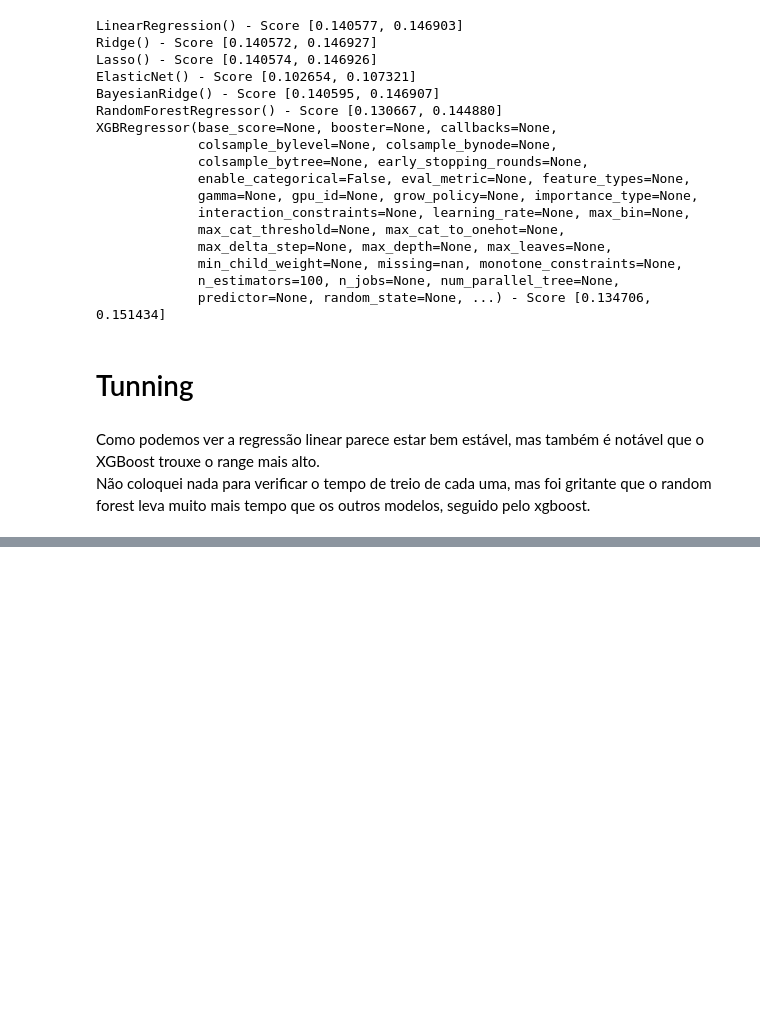
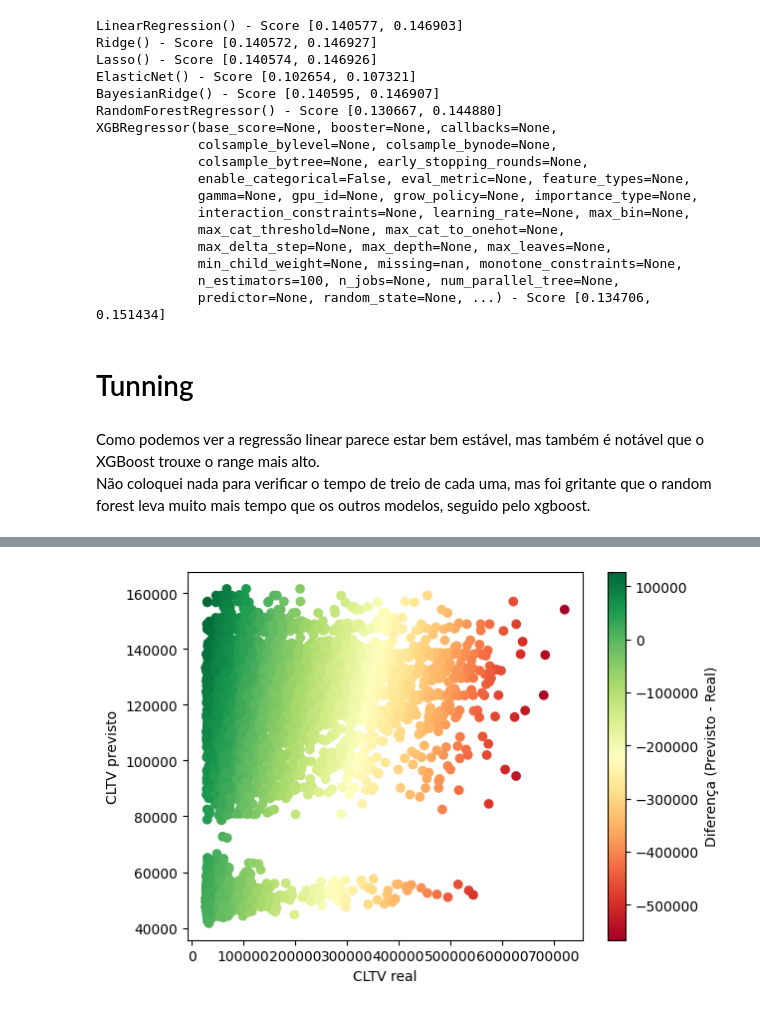
Before and after one commit to Gabriel07201/life_time_value_predictor, a Jupyter notebook: main.ipynb, the cells around one changed output, grey strips where cells are left out. Drawn from its saved outputs; the diff is of its cells as text; code cells hidden in the pictures; blank space fills up the shorter version.

Commit message:
finish_model

```diff
--- a/main.ipynb
+++ b/main.ipynb
@@ -449,0 +497,5 @@ Não coloquei nada para verificar o tempo de treio de cada uma, mas foi gritante
+# %%
+xg_model = XGBRegressor(n_estimators=100, learning_rate=0.1, max_depth=3, min_child_weight=1, subsample=0.5, n_jobs=6, gpu_id='0', tree_method='gpu_hist')
+xg_model.fit(raw_treino_x, treino_y)
+predict_xg = xg_model.predict(raw_teste_x)
+r2_score(teste_y, predict_xg)
@@ -449,0 +512,5 @@ Não coloquei nada para verificar o tempo de treio de cada uma, mas foi gritante
+# %%
+plot = pd.DataFrame(teste_y)
+plot['predict'] = predict_xg
+plot['difference'] = plot['predict'] - plot['cltv']
+plot
@@ -449,0 +531,11 @@ Não coloquei nada para verificar o tempo de treio de cada uma, mas foi gritante
+# %%
+plt.scatter(data=plot, x='cltv', y='predict', c='difference', cmap='RdYlGn')
+plt.xlabel('CLTV real')
+plt.ylabel('CLTV previsto')
+
+cbar = plt.colorbar()
+cbar.ax.set_ylabel('Diferença (Previsto - Real)')
+
+plt.show()
+# %% [output]
+[figure, added]
```
Also changed, not shown: parts of 28 cells of this notebook, 2 other files.
